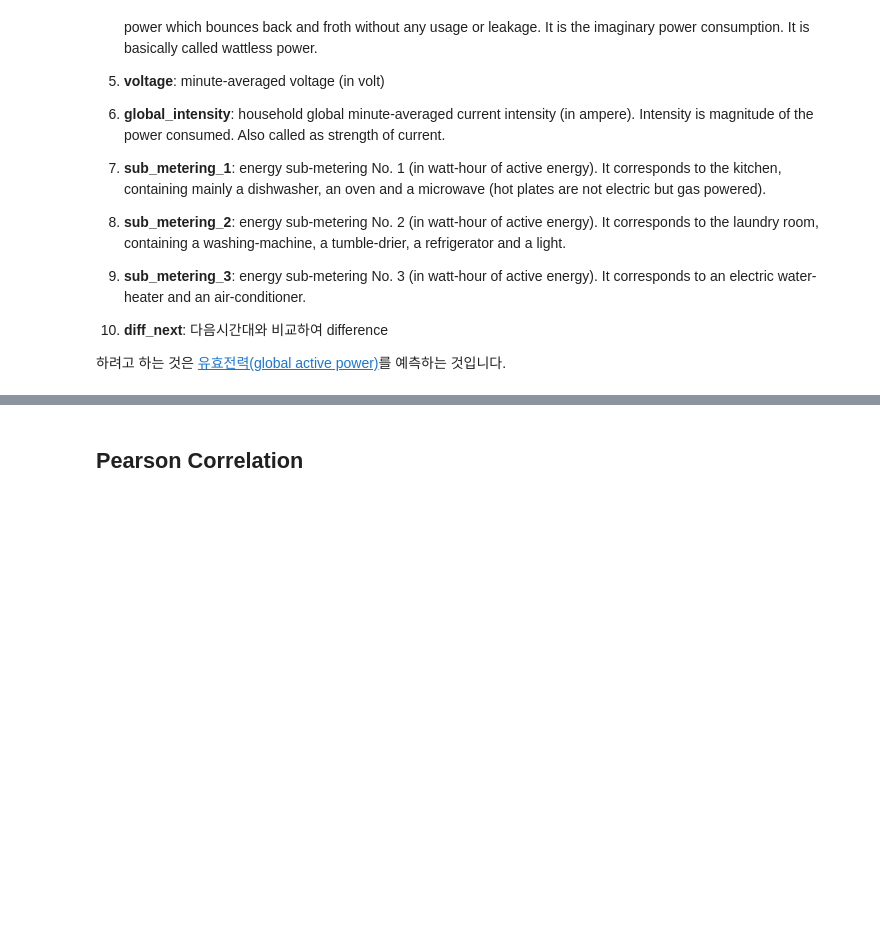
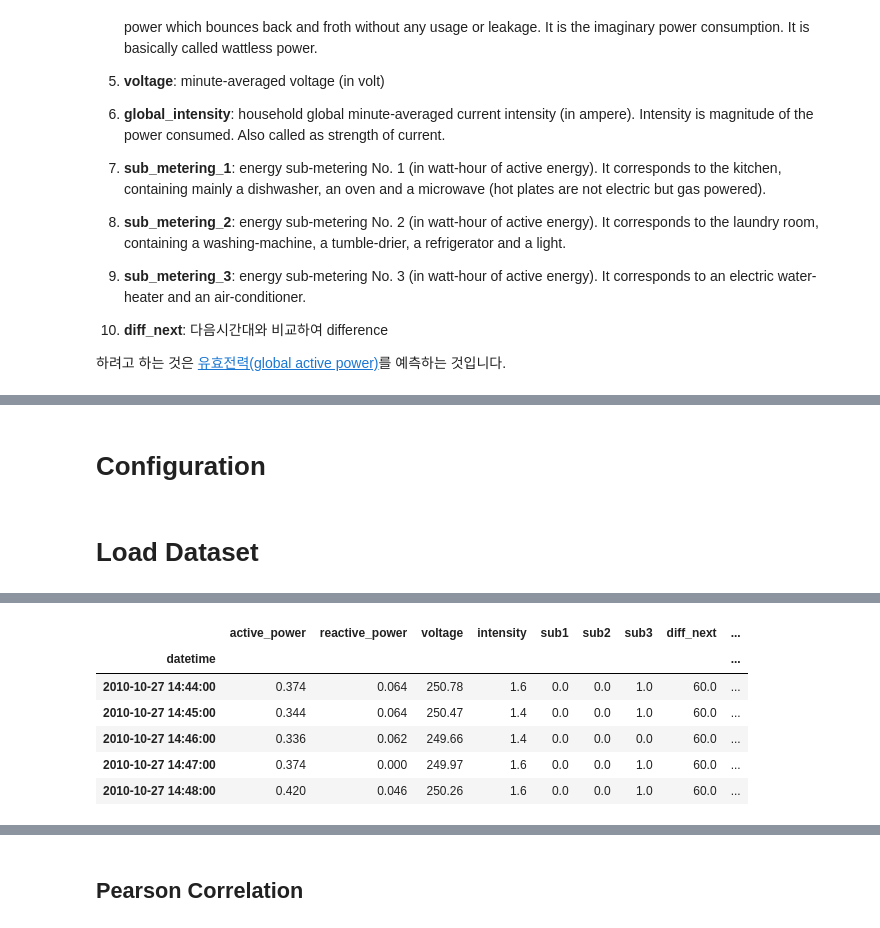
Before and after one commit to AndersonJo/hybrid-lstm, a Jupyter notebook: 01 Understanding Dataset.ipynb, the cells around one changed output, grey strips where cells are left out. Cells and saved outputs as stored; diff of their text form; code cells hidden in the pictures; blank space fills up the shorter version.

```diff
--- a/01 Understanding Dataset.ipynb
+++ b/01 Understanding Dataset.ipynb
@@ -64,0 +44,2 @@ test_y : (8729, 1)
+# %% [markdown]
+# Configuration
@@ -64,0 +49,10 @@ test_y : (8729, 1)
+# %% [markdown]
+# Load Dataset
+# %%
+dataset, data_x, data_y = load_household_power_consumption()
+
+# Add Y
+dataset['active_power_p'] = dataset['active_power'].shift(PREDICT_SIZE)
+dataset.dropna(inplace=True)
+display(dataset.head())
+# %% [output]
@@ -64,0 +60,7 @@ test_y : (8729, 1)
+|  | active_power | reactive_power | voltage | intensity | sub1 | sub2 | sub3 | diff_next | ... |
+| datetime |  |  |  |  |  |  |  |  | ... |
+| 2010-10-27 14:44:00 | 0.374 | 0.064 | 250.78 | 1.6 | 0.0 | 0.0 | 1.0 | 60.0 | ... |
+| 2010-10-27 14:45:00 | 0.344 | 0.064 | 250.47 | 1.4 | 0.0 | 0.0 | 1.0 | 60.0 | ... |
+| 2010-10-27 14:46:00 | 0.336 | 0.062 | 249.66 | 1.4 | 0.0 | 0.0 | 0.0 | 60.0 | ... |
+| 2010-10-27 14:47:00 | 0.374 | 0.000 | 249.97 | 1.6 | 0.0 | 0.0 | 1.0 | 60.0 | ... |
+| 2010-10-27 14:48:00 | 0.420 | 0.046 | 250.26 | 1.6 | 0.0 | 0.0 | 1.0 | 60.0 | ... |
```
Also changed, not shown: parts of 8 cells of this notebook, 2 other files.
